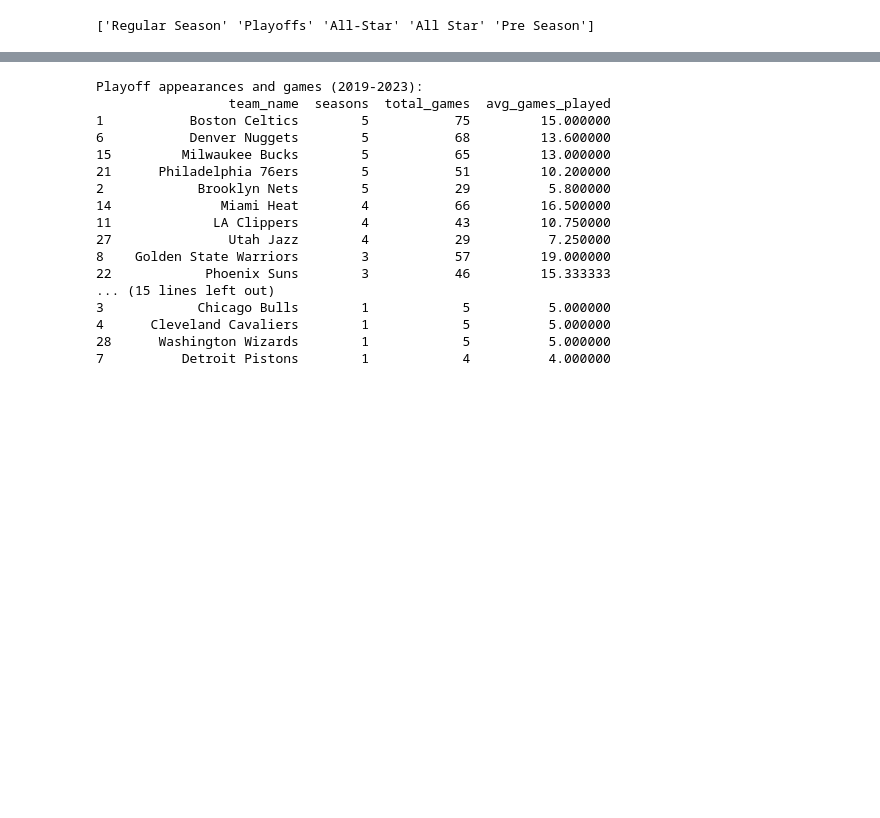
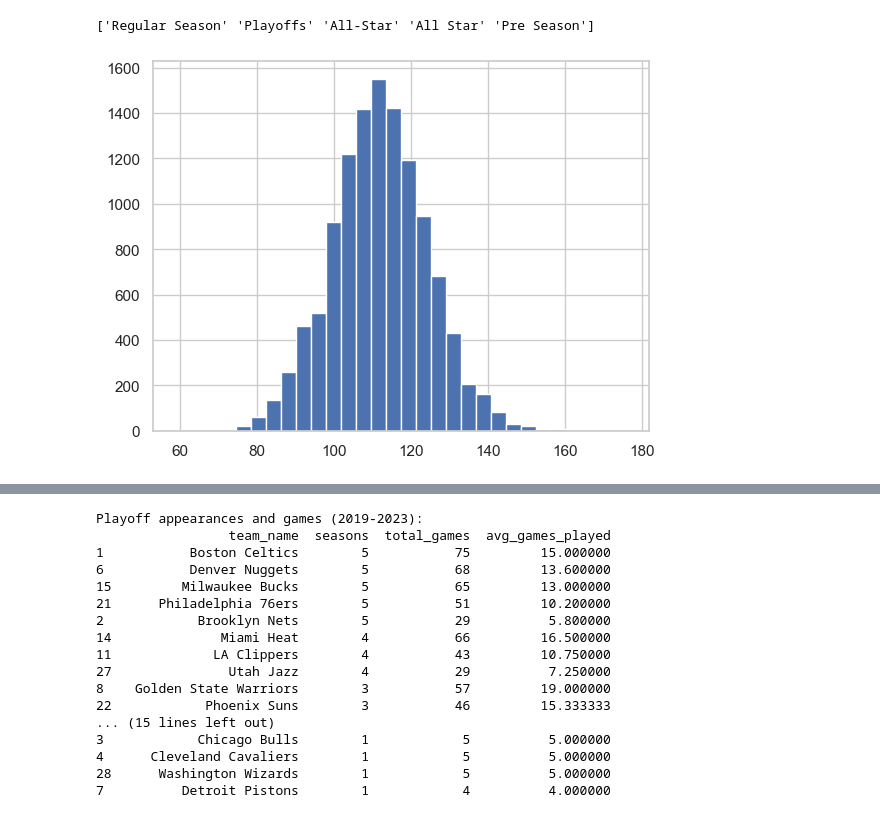
Before and after one commit to thezachdrake/UMD-INST627-Fall2024, a Jupyter notebook: Untitled.ipynb, the cells around one changed output, grey strips where cells are left out. Saved outputs shown, nothing was run; the diff lists cells and outputs as text; code cells hidden in the pictures; blank space fills up the shorter version.

```diff
--- a/Untitled.ipynb
+++ b/Untitled.ipynb
@@ -203,3 +259,8 @@ Name: below_average, dtype: int64
 print(games['season_type'].unique())
 # %% [output]
 ['Regular Season' 'Playoffs' 'All-Star' 'All Star' 'Pre Season']
+# %%
+plt.hist(all_games['points'], bins=30)
+plt.show()
+# %% [output]
+[figure, added]
```
Also changed, not shown: parts of 15 cells of this notebook.
